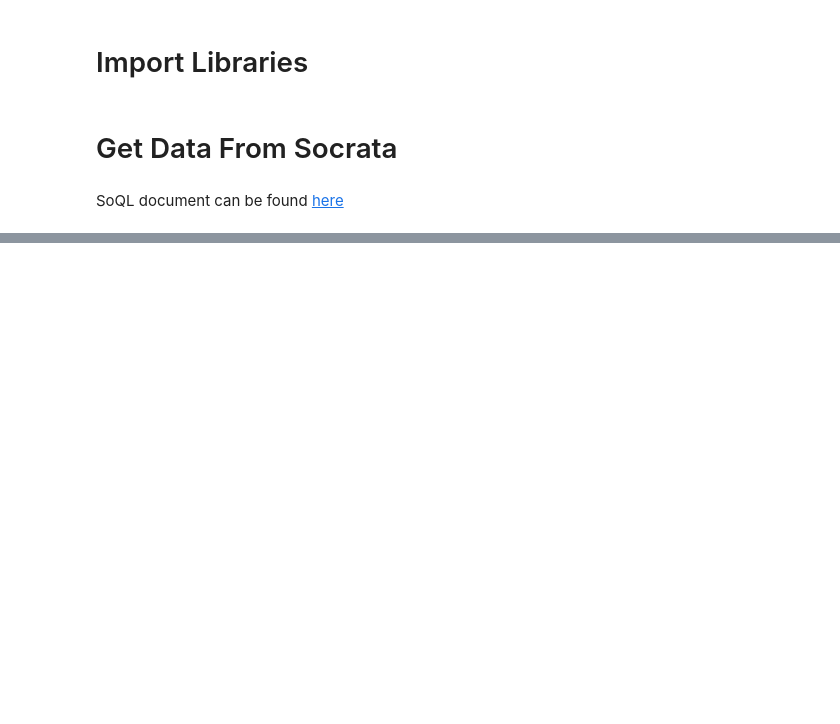
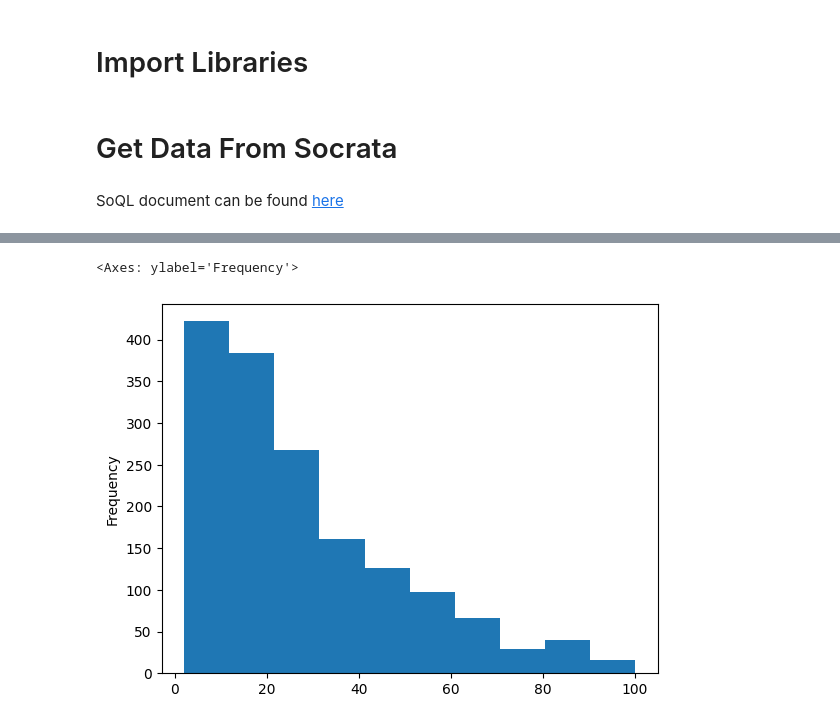
Before and after one commit to henrychan1862/treeNYC, a Jupyter notebook: nyc_open.ipynb, the cells around one changed output, grey strips where cells are left out. Saved outputs shown, nothing was run; the diff lists cells and outputs as text; code cells hidden in the pictures; blank space fills up the shorter version.

```diff
--- a/nyc_open.ipynb
+++ b/nyc_open.ipynb
@@ -78,5 +114,5 @@ None
 # %%
-traffic = pd.read_csv("traffic.csv")
+traffic = pd.read_csv("traffic-data/aadt_1.csv")
 print(traffic.info())
 print(traffic.head())
 # %% [output]
@@ -99,0 +187,5 @@ Data columns (total 14 columns):
+# %%
+traffic.query('length <= 100')["length"].plot(kind = "hist")
+# %% [output]
+<Axes: ylabel='Frequency'>
+[figure, added]
```
Also changed, not shown: parts of 21 cells of this notebook.
